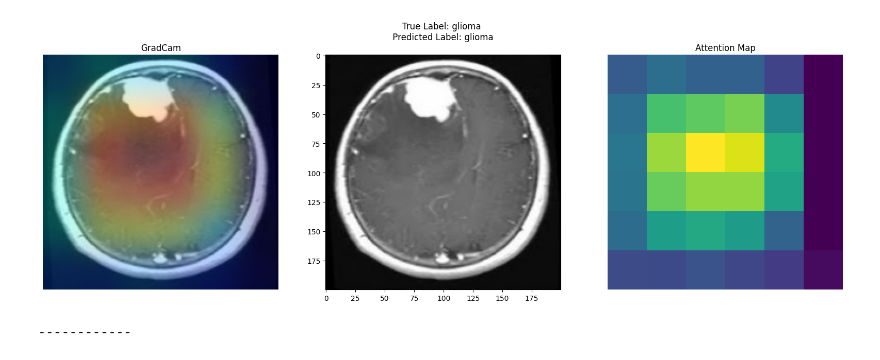
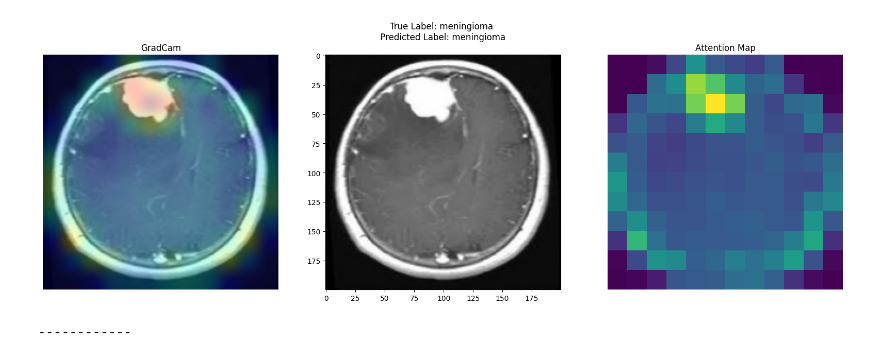
Before and after one commit to WU-HAOTIAN34/Comparative-Analysis-of-Artificial-Intelligence-for-Predicting-Brain-Tumors, a Jupyter notebook: Gradcam/Visualization.ipynb, the cells around one changed output. Saved outputs shown, nothing was run; the diff lists cells and outputs as text; code cells hidden in the pictures.

```diff
--- a/Gradcam/Visualization.ipynb
+++ b/Gradcam/Visualization.ipynb
@@ -23,10 +22,10 @@ WARNING:tensorflow:5 out of the last 5 calls to <function Model.make_predict_fun
 # %%
 
 #activation_8
-model = load_model('/root/autodl-tmp/DenseNet121/model-DenseNet121-2-09723.h5')
-last_layer_name = 'conv5_block16_concat'
+model = load_model('/root/autodl-tmp/system/model/proposed.h5')
+last_layer_name = 'multiply_2'
 path = '/root/autodl-tmp/dataset/Br35H+SARTAJ+figshare/original/Testing/meningioma/Te-meTr_0008.jpg'
 size = (200,200)
-size2 = 6
+size2 = 12
 sove_plots(path, size, model, last_layer_name, size2)
 # %% [output]
@@ -36,3 +34,3 @@ WARNING:tensorflow:6 out of the last 6 calls to <function Model.make_predict_fun
-[figure, old version]
+[figure, new version]
 ------------
 # %%
```
Also changed, not shown: parts of 6 cells of this notebook, 1 other file.
